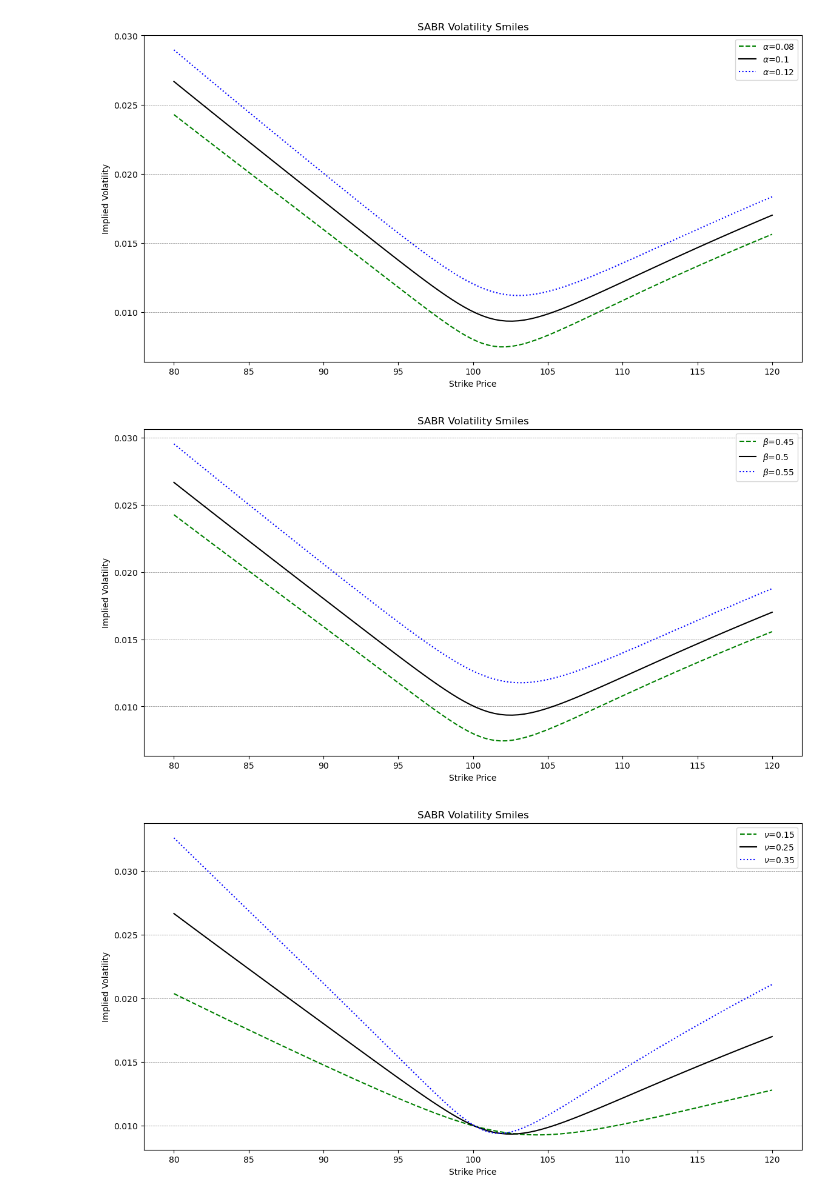
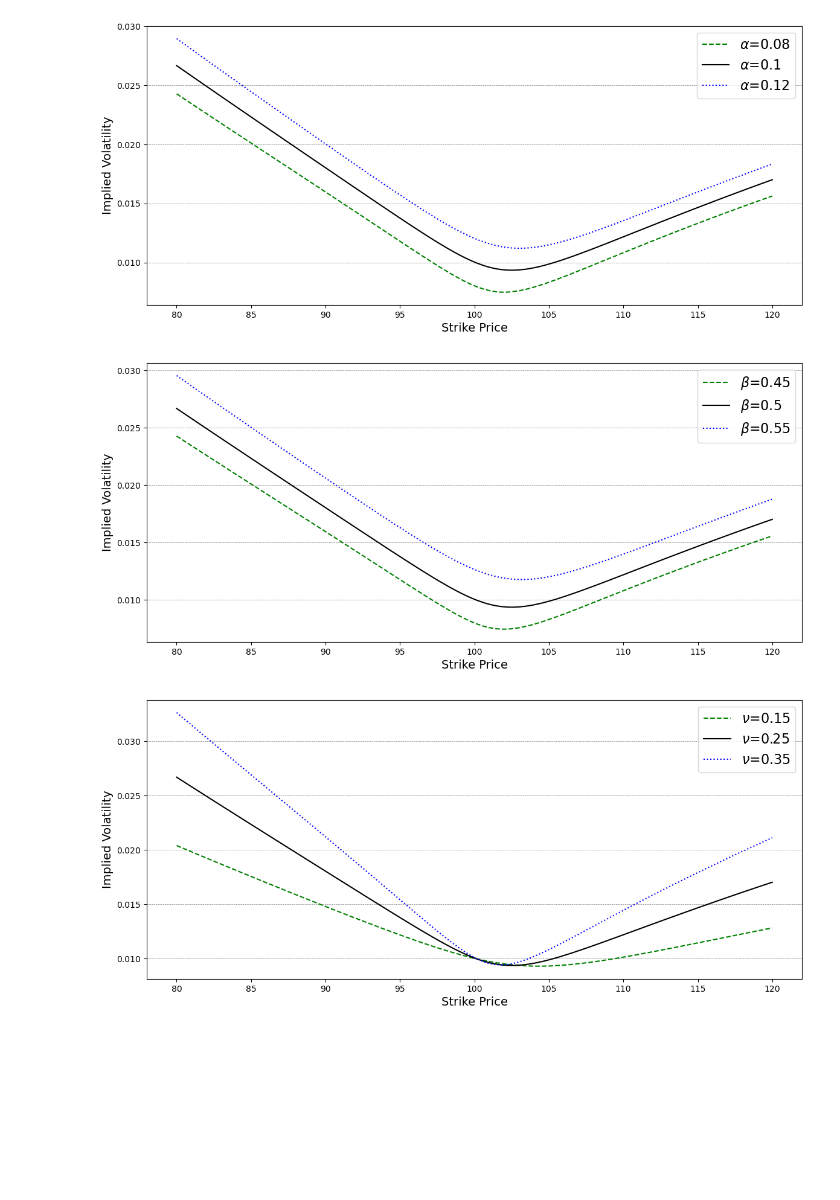
Before and after one commit to NannaOhrt/master_thesis, a Jupyter notebook: main/code/used_code/sabr_parameters.ipynb, the cells around one changed output. Drawn from its saved outputs; the diff is of its cells as text; code cells hidden in the pictures; blank space fills up the shorter version.

```diff
--- a/main/code/used_code/sabr_parameters.ipynb
+++ b/main/code/used_code/sabr_parameters.ipynb
@@ -18,7 +18,7 @@ def sabr_volatility(F, K, T, alpha, beta, rho, nu):
 
 def plot_volatility_smiles(F, T, alpha, beta, rho, nu, strikes, param_name, param_values, save_path):
 
-    plt.figure(figsize=(14, 7))
+    plt.figure(figsize=(14, 6))
     line_styles = ['--', '-', ':']
     colors = ['green', 'black', 'blue']
 
@@ -41,10 +41,10 @@ def plot_volatility_smiles(F, T, alpha, beta, rho, nu, strikes, param_name, para
 
         plt.plot(strikes, vols, linestyle=ls, label=label, color=color)
 
-    plt.title('SABR Volatility Smiles')
-    plt.xlabel('Strike Price')
-    plt.ylabel('Implied Volatility')
-    plt.legend()
+    #plt.title('SABR Volatility Smiles')
+    plt.xlabel('Strike Price',fontsize=14)
+    plt.ylabel('Implied Volatility',fontsize=14)
+    plt.legend(fontsize=16)
     plt.grid(axis='y', color='gray', linestyle='--', linewidth=0.5)
     plt.savefig(save_path)
     plt.show()
@@ -58,33 +58,33 @@ strikes = np.linspace(80, 120, 100)
 # Varying alpha
 alpha_values = [0.08, 0.1, 0.12]
 plot_volatility_smiles(F, T, alpha_values, 0.5, -0.4, 0.25, strikes, 'alpha', alpha_values,
                        "/Users/nannaingemannohrt/Desktop/master_thesis/main/plots/SABR1_alpha.png")
 
 # Varying beta
 beta_values = [0.45, 0.5, 0.55]
 plot_volatility_smiles(F, T, 0.1, beta_values, -0.4, 0.25, strikes, 'beta', beta_values,
                        "/Users/nannaingemannohrt/Desktop/master_thesis/main/plots/SABR_beta.png")
 
 # Varying nu
 nu_values = [0.15, 0.25, 0.35]
 plot_volatility_smiles(F, T, 0.1, 0.5, -0.4, nu_values, strikes, 'nu', nu_values,
                        "/Users/nannaingemannohrt/Desktop/master_thesis/main/plots/SABR_nu.png")
 
 # Varying rho
 rho_values = [-0.6, -0.4, 0.2]
 plot_volatility_smiles(F, T, 0.1, 0.5, rho_values, 0.25, strikes, 'rho', rho_values,
                        "/Users/nannaingemannohrt/Desktop/master_thesis/main/plots/SABR_rho.png")
 
 # Varying F
 F_values = [97.5, 100, 102.5]
 plot_volatility_smiles(F_values, T, 0.1, 0.5, -0.4, 0.25, strikes, 'F', F_values,
                        "/Users/nannaingemannohrt/Desktop/master_thesis/main/plots/SABR_f.png")
 
 # Fixed beta run with extreme values
 beta_extreme_values = [0, 0.5, 1]
 plot_volatility_smiles(F, T, 0.1, beta_extreme_values, -0.4, 0.25, strikes, 'beta', beta_extreme_values,
                        "/Users/nannaingemannohrt/Desktop/master_thesis/main/plots/SABR_beta_fixed.png")
 # %% [output]
-[figure, old version]
+[figure, new version]
-[figure, old version]
+[figure, new version]
-[figure, old version]
+[figure, new version]
```
Also changed, not shown: parts of 1 cell of this notebook, 11 other files.
